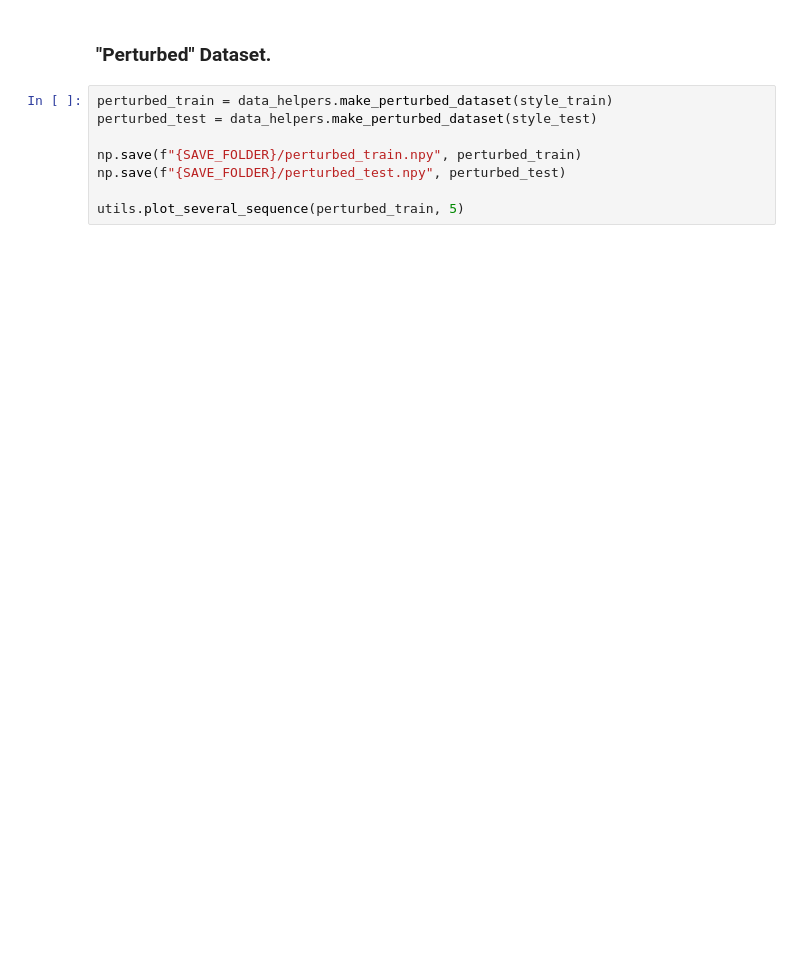
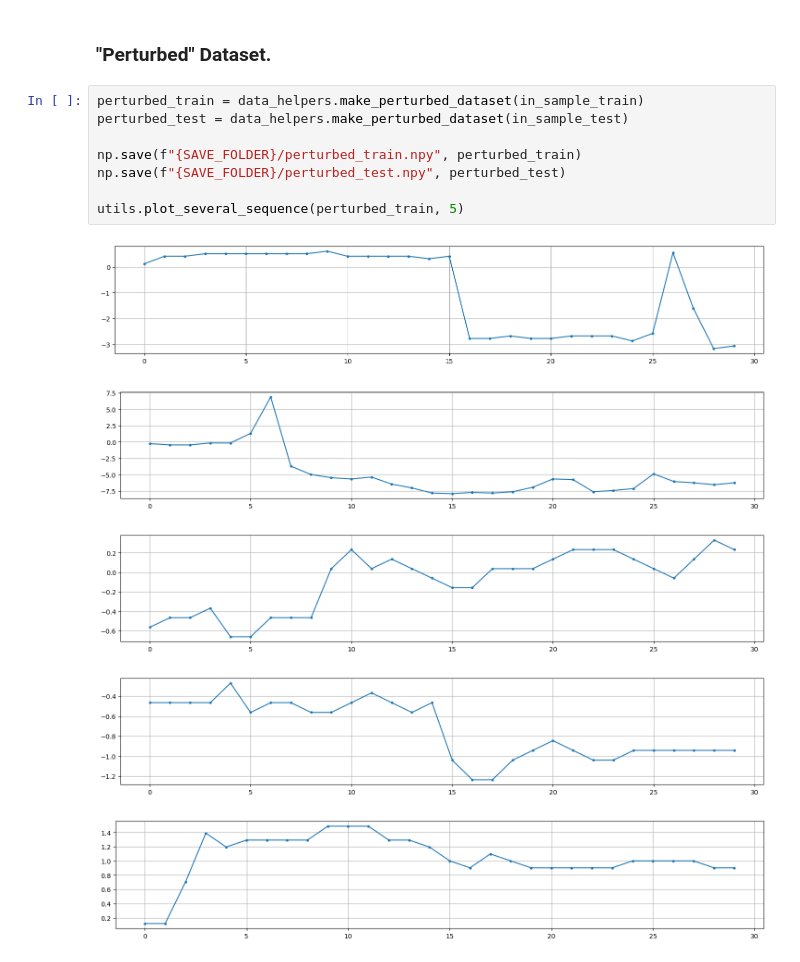
Before and after one commit to Henri-Hoyez/StyleTime_Tensorflow_Implementation, a Jupyter notebook: energy_preprocessing.ipynb, the cells around one changed output. Cells and saved outputs as stored; diff of their text form; blank space fills up the shorter version.

```diff
--- a/energy_preprocessing.ipynb
+++ b/energy_preprocessing.ipynb
@@ -47,10 +100,16 @@ utils.plot_several_sequence(in_sample_train, 5)
 # %% [markdown]
 ### "Perturbed" Dataset.
 # %%
-perturbed_train = data_helpers.make_perturbed_dataset(style_train)
-perturbed_test = data_helpers.make_perturbed_dataset(style_test)
+perturbed_train = data_helpers.make_perturbed_dataset(in_sample_train)
+perturbed_test = data_helpers.make_perturbed_dataset(in_sample_test)
 
 np.save(f"{SAVE_FOLDER}/perturbed_train.npy", perturbed_train)
 np.save(f"{SAVE_FOLDER}/perturbed_test.npy", perturbed_test)
 
 utils.plot_several_sequence(perturbed_train, 5)
+# %% [output]
+[figure, added]
+[figure, added]
+[figure, added]
+[figure, added]
+[figure, added]
```
Also changed, not shown: parts of 10 cells of this notebook, 13 other files.
